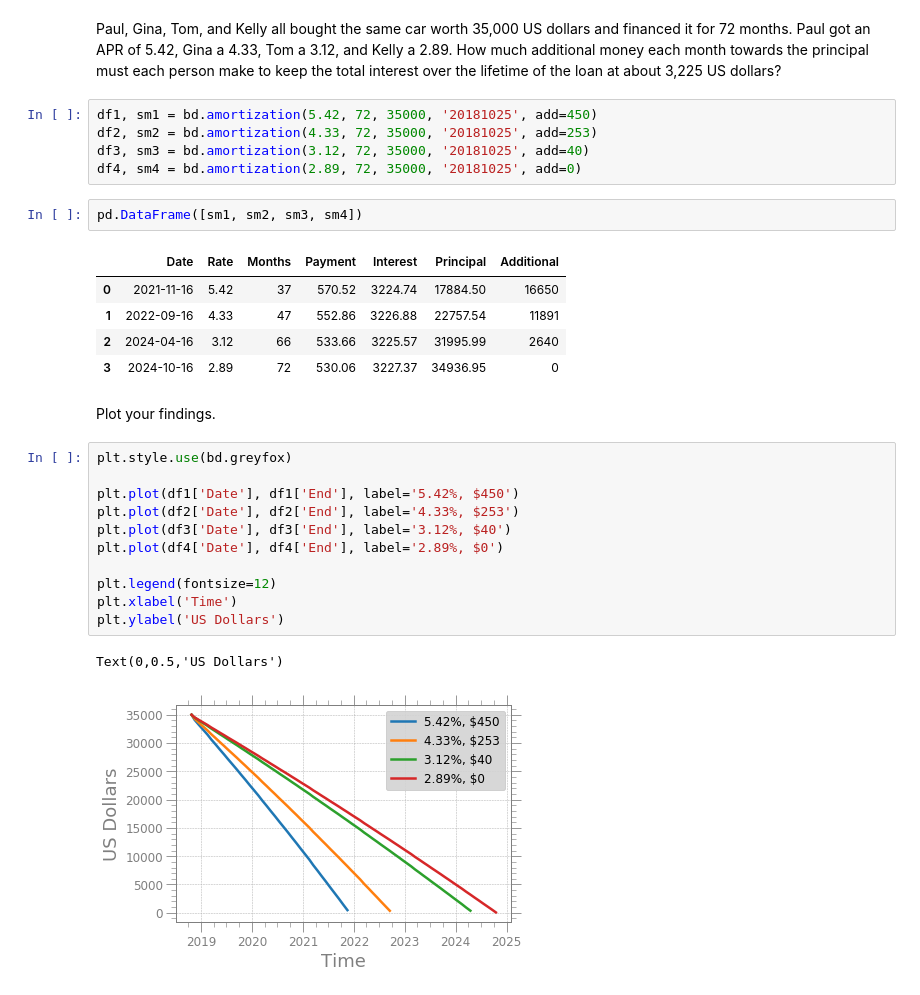
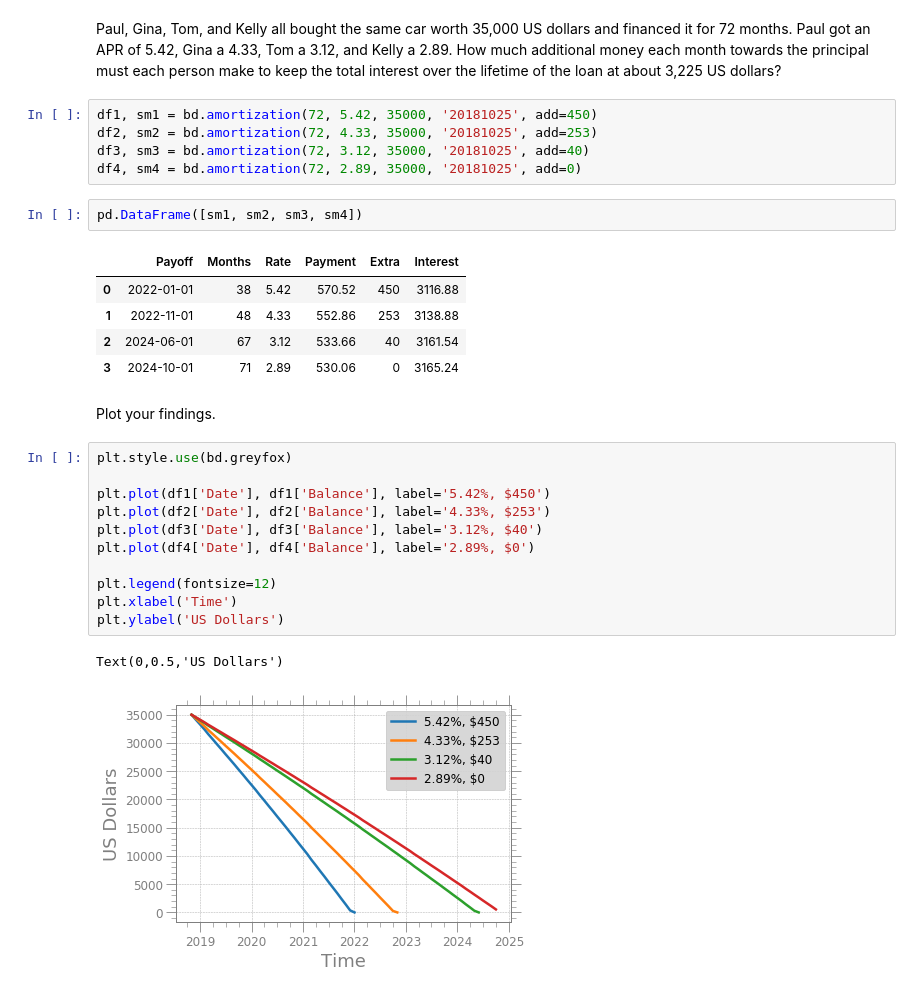
Before and after one commit to davidjaimes/develop, a Jupyter notebook: amortization.ipynb, the cells around one changed output. Cells and saved outputs as stored; diff of their text form.

Commit message:
change cell for version 2 of amortization, generator function applied

```diff
--- a/amortization.ipynb
+++ b/amortization.ipynb
@@ -6,31 +6,31 @@ import pandas as pd
 # %% [markdown]
 Paul, Gina, Tom, and Kelly all bought the same car worth 35,000 US dollars and financed it for 72 months. Paul got an APR of 5.42, Gina a 4.33, Tom a 3.12, and Kelly a 2.89. How much additional money each month towards the principal must each person make to keep the total interest over the lifetime of the loan at about 3,225 US dollars?
 # %%
-df1, sm1 = bd.amortization(5.42, 72, 35000, '20181025', add=450)
-df2, sm2 = bd.amortization(4.33, 72, 35000, '20181025', add=253)
-df3, sm3 = bd.amortization(3.12, 72, 35000, '20181025', add=40)
-df4, sm4 = bd.amortization(2.89, 72, 35000, '20181025', add=0)
+df1, sm1 = bd.amortization(72, 5.42, 35000, '20181025', add=450)
+df2, sm2 = bd.amortization(72, 4.33, 35000, '20181025', add=253)
+df3, sm3 = bd.amortization(72, 3.12, 35000, '20181025', add=40)
+df4, sm4 = bd.amortization(72, 2.89, 35000, '20181025', add=0)
 # %%
 pd.DataFrame([sm1, sm2, sm3, sm4])
 # %% [output]
-|  | Date | Rate | Months | Payment | Interest | Principal | Additional |
-| 0 | 2021-11-16 | 5.42 | 37 | 570.52 | 3224.74 | 17884.50 | 16650 |
-| 1 | 2022-09-16 | 4.33 | 47 | 552.86 | 3226.88 | 22757.54 | 11891 |
-| 2 | 2024-04-16 | 3.12 | 66 | 533.66 | 3225.57 | 31995.99 | 2640 |
-| 3 | 2024-10-16 | 2.89 | 72 | 530.06 | 3227.37 | 34936.95 | 0 |
+|  | Payoff | Months | Rate | Payment | Extra | Interest |
+| 0 | 2022-01-01 | 38 | 5.42 | 570.52 | 450 | 3116.88 |
+| 1 | 2022-11-01 | 48 | 4.33 | 552.86 | 253 | 3138.88 |
+| 2 | 2024-06-01 | 67 | 3.12 | 533.66 | 40 | 3161.54 |
+| 3 | 2024-10-01 | 71 | 2.89 | 530.06 | 0 | 3165.24 |
 # %% [markdown]
 Plot your findings.
 # %%
 plt.style.use(bd.greyfox)
 
-plt.plot(df1['Date'], df1['End'], label='5.42%, $450')
-plt.plot(df2['Date'], df2['End'], label='4.33%, $253')
-plt.plot(df3['Date'], df3['End'], label='3.12%, $40')
-plt.plot(df4['Date'], df4['End'], label='2.89%, $0')
+plt.plot(df1['Date'], df1['Balance'], label='5.42%, $450')
+plt.plot(df2['Date'], df2['Balance'], label='4.33%, $253')
+plt.plot(df3['Date'], df3['Balance'], label='3.12%, $40')
+plt.plot(df4['Date'], df4['Balance'], label='2.89%, $0')
 
 plt.legend(fontsize=12)
 plt.xlabel('Time')
 plt.ylabel('US Dollars')
 # %% [output]
 Text(0,0.5,'US Dollars')
-[figure, old version]
+[figure, new version]
```
